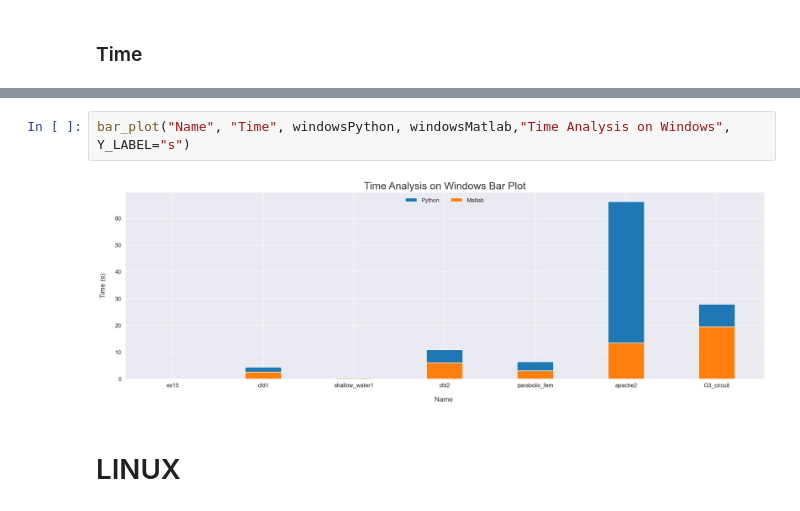
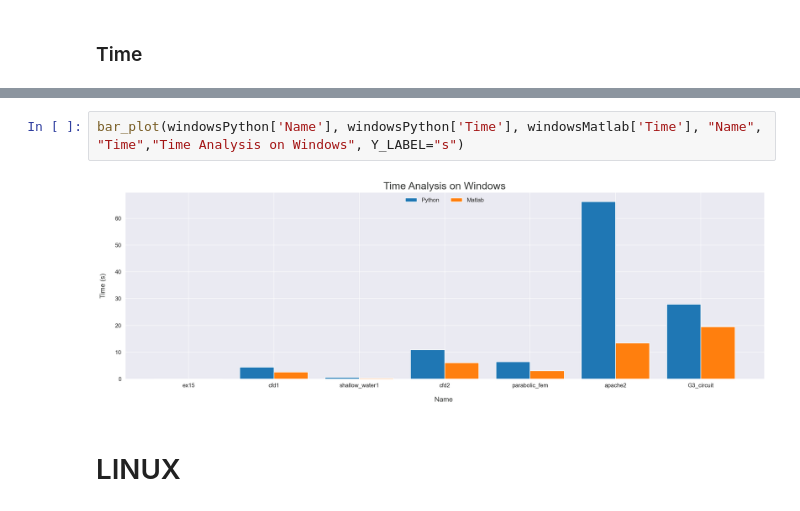
Before and after one commit to simonebenitozzi/cholesky-analysis, a Jupyter notebook: Analysis/model/LanguageCompare.ipynb, the cells around one changed output, grey strips where cells are left out. Drawn from its saved outputs; the diff is of its cells as text.

```diff
--- a/Analysis/model/LanguageCompare.ipynb
+++ b/Analysis/model/LanguageCompare.ipynb
@@ -172,9 +176,9 @@ plot("Name", "Time", windowsPython, windowsMatlab,"Time Analysis on Windows", Y_
 # %% [output]
 [figure]
 # %%
-bar_plot("Name", "Time", windowsPython, windowsMatlab,"Time Analysis on Windows", Y_LABEL="s")
+bar_plot(windowsPython['Name'], windowsPython['Time'], windowsMatlab['Time'], "Name", "Time","Time Analysis on Windows", Y_LABEL="s")
 # %% [output]
-[figure, old version]
+[figure, new version]
 # %% [markdown]
 # LINUX
 # %%
```
Also changed, not shown: parts of 14 cells of this notebook.
